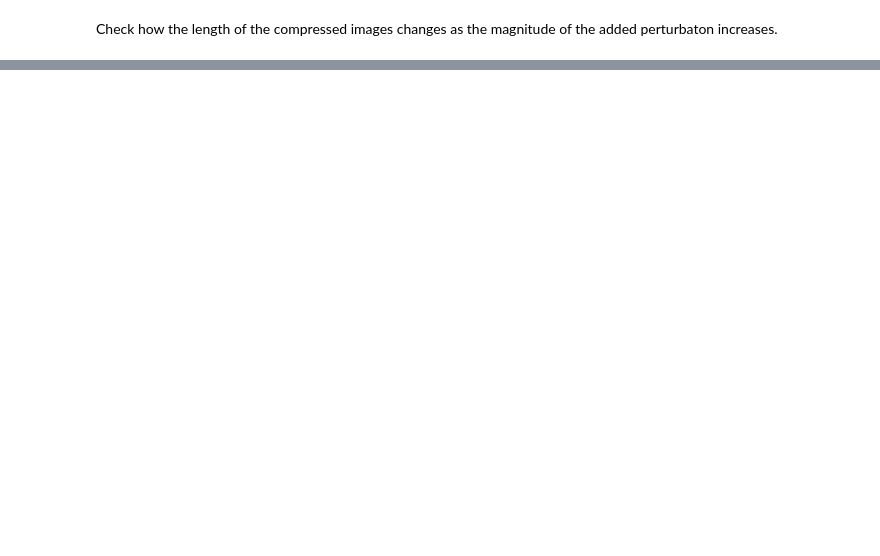
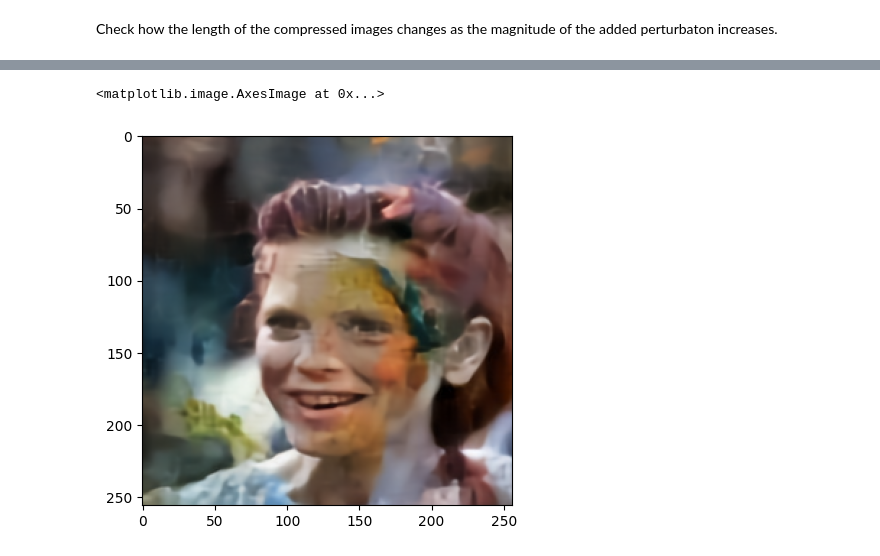
Before and after one commit to neddamj/nicsec, a Jupyter notebook: attack_neural_compression.ipynb, the cells around one changed output, grey strips where cells are left out. Saved outputs shown, nothing was run; the diff lists cells and outputs as text; code cells hidden in the pictures; blank space fills up the shorter version.

```diff
--- a/attack_neural_compression.ipynb
+++ b/attack_neural_compression.ipynb
@@ -316,0 +333,5 @@ tensor(-0.0070, device='cuda:0', grad_fn=<SumBackward1>)
+# %%
+delta = x_adv[0] - x_src[0]
+new_src = dataset[100][0].to(device) + delta
+out = net.forward(new_src.unsqueeze(0))['x_hat']
+plt.imshow(new_src.squeeze(0).clip(0, 1).permute(1, 2, 0).detach().cpu())
@@ -316,0 +341,5 @@ tensor(-0.0070, device='cuda:0', grad_fn=<SumBackward1>)
+# %%
+plt.imshow(out.squeeze(0).clip(0, 1).permute(1, 2, 0).detach().cpu())
+# %% [output]
+<matplotlib.image.AxesImage at 0x...>
+[figure, added]
```
Also changed, not shown: parts of 15 cells of this notebook.
